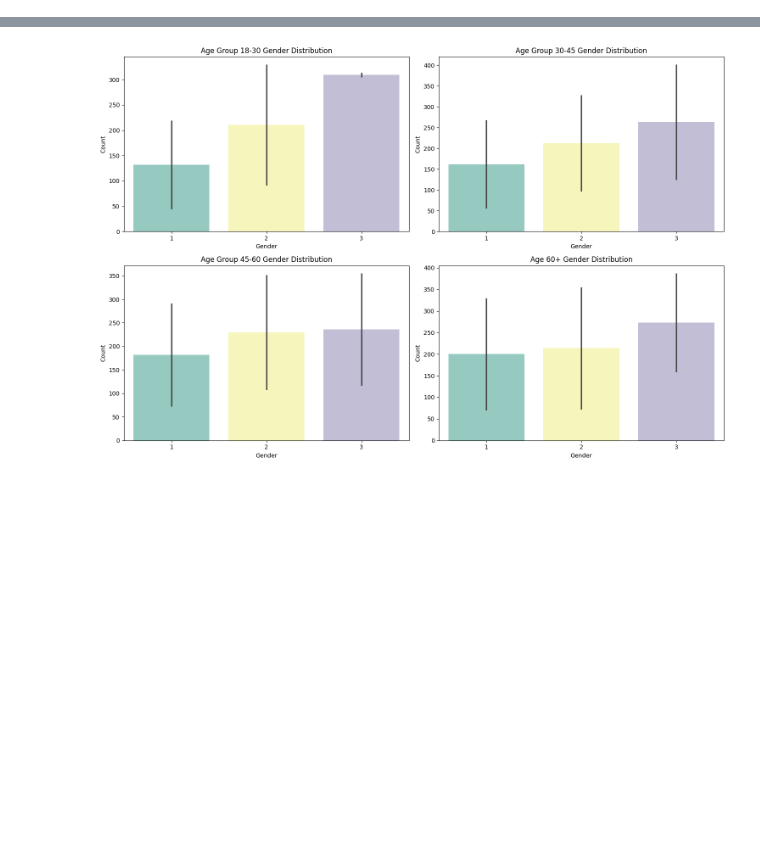
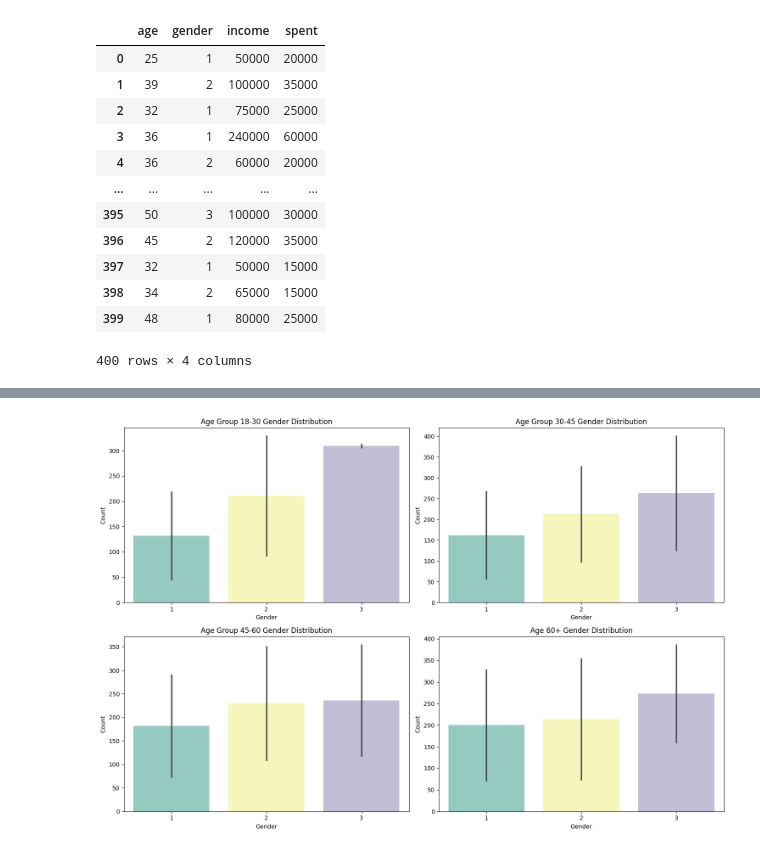
Before and after one commit to pirayan20/Visualization_BE, a Jupyter notebook: Visualization.ipynb, the cells around one changed output, grey strips where cells are left out. Cells and saved outputs as stored; diff of their text form; code cells hidden in the pictures; blank space fills up the shorter version.

```diff
--- a/Visualization.ipynb
+++ b/Visualization.ipynb
@@ -22,0 +25,19 @@ df
+# %%
+df = pd.read_excel('ViceVirtual_Data.xlsx')
+df = df.rename(columns={'g': 'age'})
+df = df[['age','gender','income', 'spent']]
+df
+# %% [output]
+|  | age | gender | income | spent |
+| 0 | 25 | 1 | 50000 | 20000 |
+| 1 | 39 | 2 | 100000 | 35000 |
+| 2 | 32 | 1 | 75000 | 25000 |
+| 3 | 36 | 1 | 240000 | 60000 |
+| 4 | 36 | 2 | 60000 | 20000 |
+| ... | ... | ... | ... | ... |
+| 395 | 50 | 3 | 100000 | 30000 |
+| 396 | 45 | 2 | 120000 | 35000 |
+| 397 | 32 | 1 | 50000 | 15000 |
+| 398 | 34 | 2 | 65000 | 15000 |
+| 399 | 48 | 1 | 80000 | 25000 |
+400 rows × 4 columns
```
Also changed, not shown: parts of 12 cells of this notebook.
